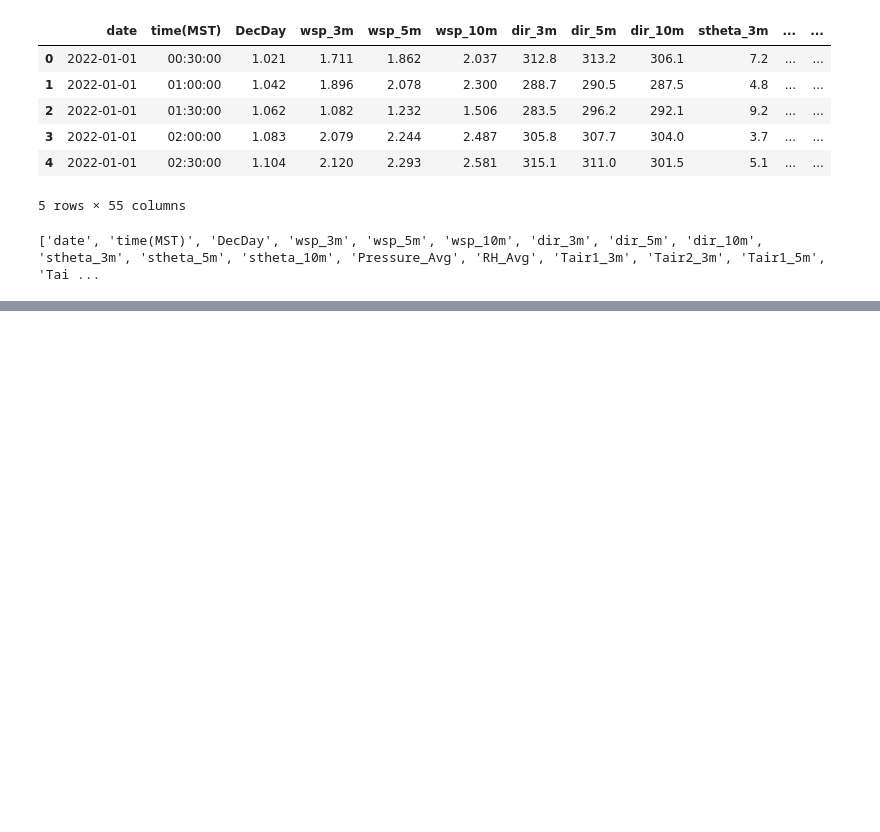
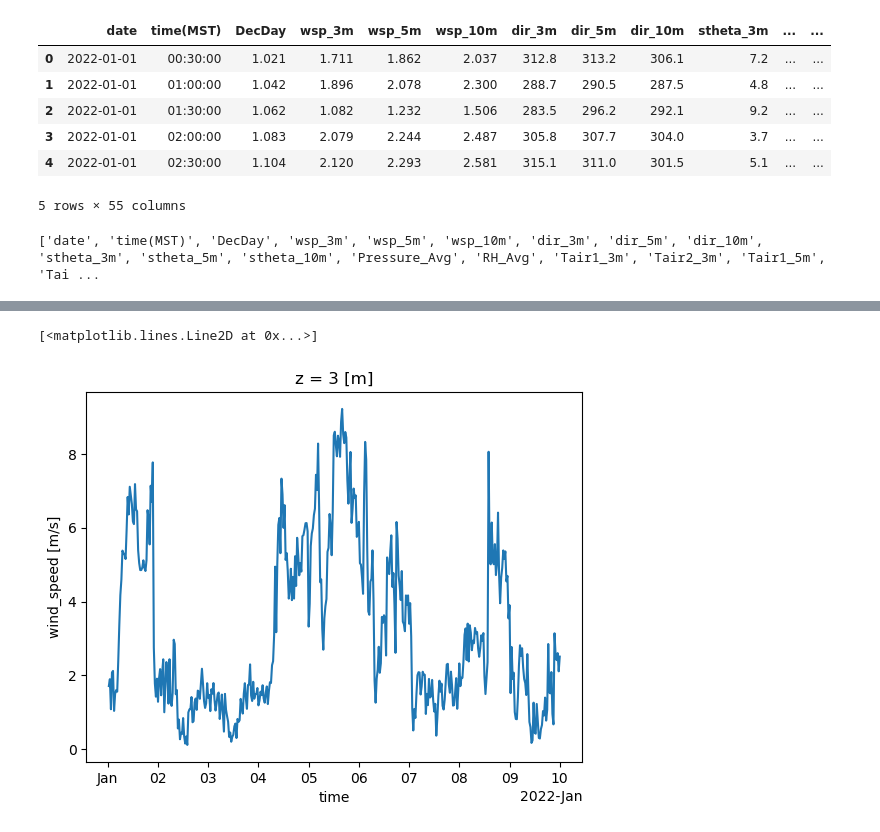
Before and after one commit to sreenathpaleri/SPLASH_scripts, a Jupyter notebook: create_netcdf.ipynb, the cells around one changed output, grey strips where cells are left out. Saved outputs shown, nothing was run; the diff lists cells and outputs as text; code cells hidden in the pictures; blank space fills up the shorter version.

Commit message:
script to create netcdf from ascii weather data

```diff
--- a/create_netcdf.ipynb
+++ b/create_netcdf.ipynb
@@ -215,0 +204,5 @@ nc_output.wind_speed.sel(time=slice('2022-01-01T00:00:00.000000000','2022-01-10T
+# %%
+#read in the data and make the same plot:
+KP22_met = xr.open_dataset('/home/sreenath/Documents/Work/NOAA/SPLASH/Tower_Data/netcdf_trials/SPLASH_KP22_met30data')
+KP22_met.close()
+KP22_met
@@ -215,0 +227,6 @@ nc_output.wind_speed.sel(time=slice('2022-01-01T00:00:00.000000000','2022-01-10T
+# %%
+#wind speed for 01/01 - 01/10, at 3 m height
+KP22_met.wind_speed.sel(time=slice('2022-01-01T00:00:00.000000000','2022-01-10T00:00:00.000000000'),z=3).plot()
+# %% [output]
+[<matplotlib.lines.Line2D at 0x...>]
+[figure, added]
```
Also changed, not shown: parts of 6 cells of this notebook.
